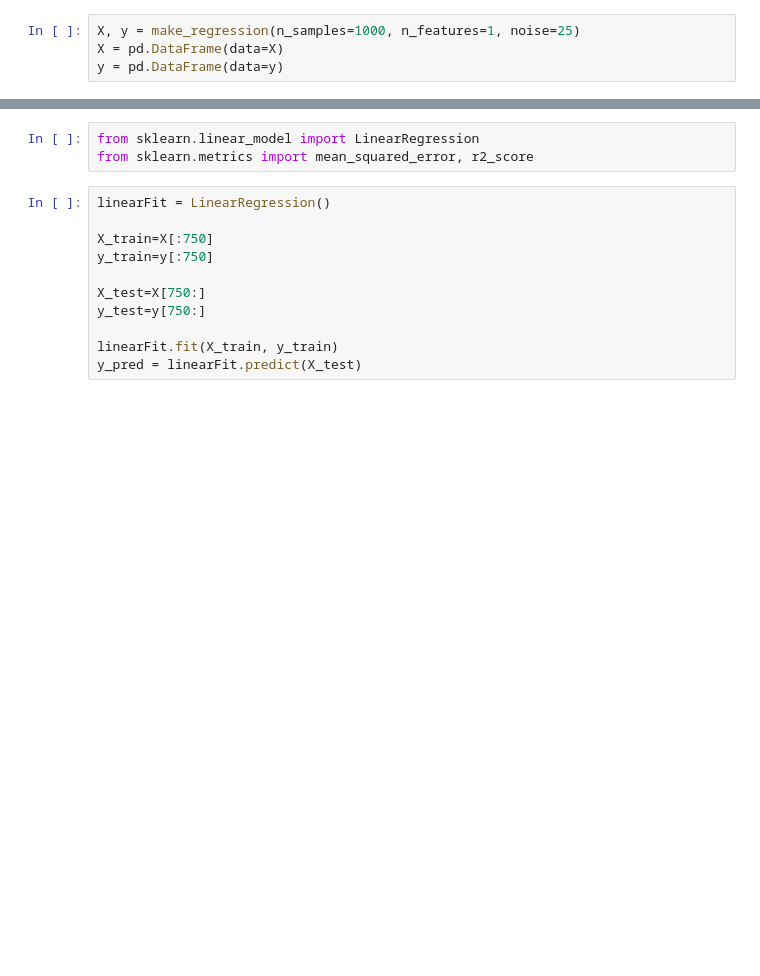
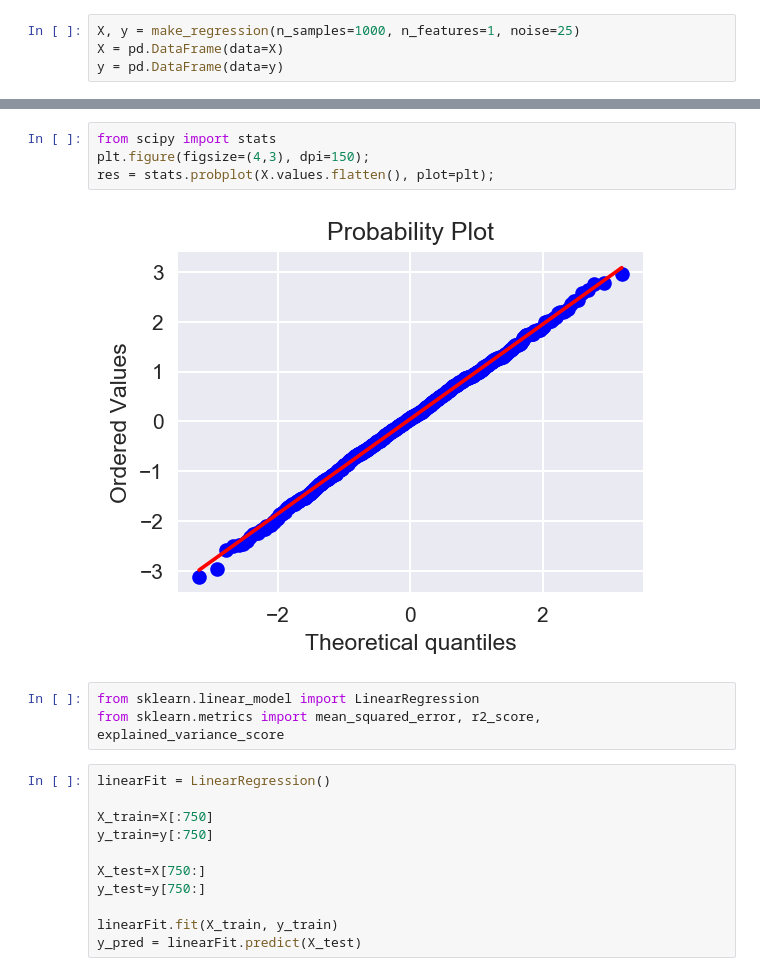
Before and after one commit to learningmachineslab/tutorials, a Jupyter notebook: linearfit/1D Linear Fit.ipynb, the cells around one changed output, grey strips where cells are left out. Drawn from its saved outputs; the diff is of its cells as text; blank space fills up the shorter version.

```diff
--- a/linearfit/1D Linear Fit.ipynb
+++ b/linearfit/1D Linear Fit.ipynb
@@ -63,6 +84,12 @@ plt.legend(['data','fit'])
+# %%
+from scipy import stats
+plt.figure(figsize=(4,3), dpi=150);
+res = stats.probplot(X.values.flatten(), plot=plt);
+# %% [output]
+[figure, added]
 # %%
 from sklearn.linear_model import LinearRegression
-from sklearn.metrics import mean_squared_error, r2_score
+from sklearn.metrics import mean_squared_error, r2_score, explained_variance_score
 # %%
 linearFit = LinearRegression()
 
```
Also changed, not shown: parts of 16 cells of this notebook.
